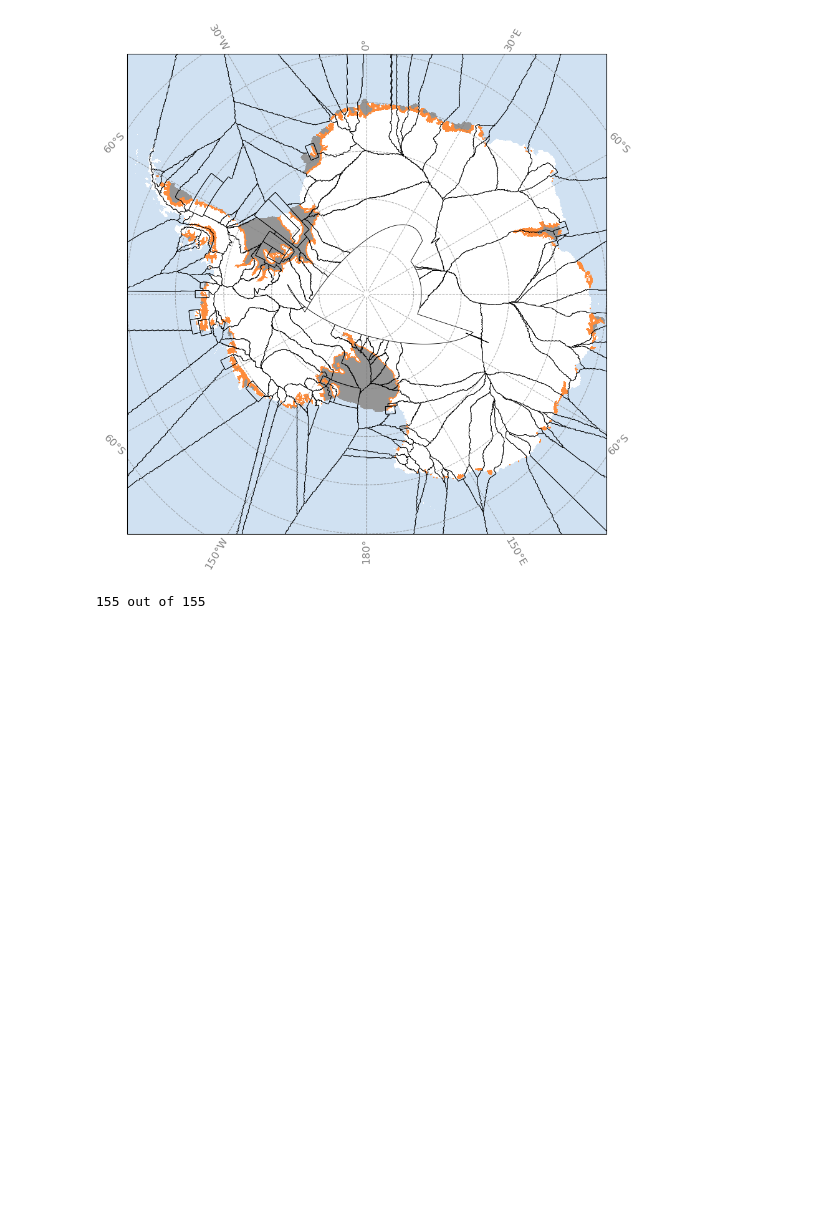
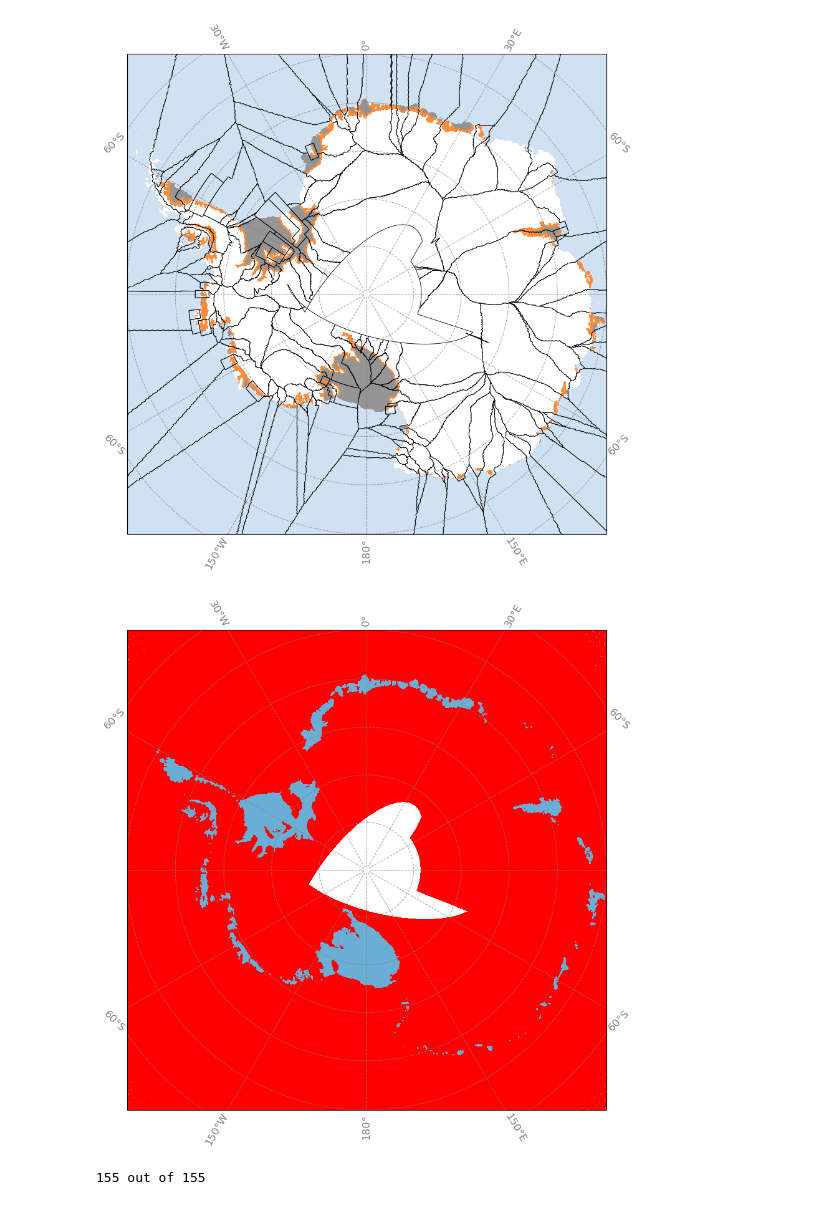
Before and after one commit to hockenden97/simpleNN_basal_melt, a Jupyter notebook: MASKS_PARAM/Nico's_mask_pierre.ipynb, the cells around one changed output. Cells and saved outputs as stored; diff of their text form; code cells hidden in the pictures; blank space fills up the shorter version.

```diff
--- a/MASKS_PARAM/Nico's_mask_pierre.ipynb
+++ b/MASKS_PARAM/Nico's_mask_pierre.ipynb
@@ -101 +105,70 @@ if plot_all_boundaries == True:
+# %%
+plot_all_boundaries = True
+which_plot = 'no_basins'#,'no_basins','nemoshelves','allshelves'
+if plot_all_boundaries == True:
+    # Load in the data specifically needed here
+    ds0=xr.open_dataset('basin_raster_extrapolate_eANT025.nc')
+    dsREF=xr.open_dataset('domain_cfg_eANT025.L121.nc')
+    dsREDCAV=xr.open_dataset('domain_cfg_eANT025.L121_REDUCED_CAV.nc')
+    dsREF = dsREF.squeeze('time_counter')
+    dsREDCAV = dsREDCAV.squeeze('time_counter')
+    Nbasin=ds0.basin.max()
+    # Create masks for the ocean and closed cavities
+    ocean=xr.where(((dsREF.top_level>0.5)&(dsREF.top_level<1.5)),1,np.nan)
+    not_ocean = xr.where(((dsREF.top_level>0.5)&(dsREF.top_level<1.5)),np.nan,1)
+    isfREF=xr.where((dsREF.top_level>1.5),1,np.nan)
+    closed=xr.where(((dsREF.top_level>1.5)&(dsREDCAV.top_level<0.5)),1,np.nan)
+    lon2d=dsREF.glamt.values
+    lat2d=dsREF.gphit.values
+    # to avoid hexagons in cartopy:
+    lon2d[lon2d>=180] = lon2d[lon2d>=180.] - 360.
+    delta_lon=np.abs(np.diff(lon2d))
+    for i, start in enumerate(np.argmax(delta_lon > 180, axis=1)):
+      lon2d[i, start+1:] += 360
+    # Plot the data
+    fig, axs = plt.subplots(nrows=1,ncols=1,
+                            subplot_kw={'projection': proj},
+                            figsize=(10.0,10.0))
+    #axs = axs.ravel()
+    # (lonmin, lonmax, latmin, latmax) :
+    axs.set_extent( (-180, 180, -88, -65), trans )
+    # Add and customize meridians/parallels
+    gl0 = axs.gridlines(draw_labels=True, linewidth=0.75, color='gray', alpha=0.7, linestyle='--',
+                           dms=True, x_inline=False, y_inline=False )
+    gl0.xlocator = mticker.FixedLocator(np.arange(-180,210,30))
+    gl0.ylocator = mticker.FixedLocator(np.arange(-90,-50,5))
+    gl0.xformatter = LongitudeFormatter()
+    gl0.yformatter = LatitudeFormatter()
+    gl0.xlabel_style = {'size': 12, 'color': 'gray'}
+    gl0.ylabel_style = {'size': 12, 'color': 'gray'}
+    #axs.pcolormesh(lon2d,lat2d,ocean, vmin=0.5, vmax=3.0, rasterized=True, cmap='Blues_r', transform=trans )
+    axs.pcolormesh(lon2d,lat2d,not_ocean, vmin=0.5, vmax=3.0, rasterized=True, color = 'red', transform=trans )
+    axs.pcolormesh(lon2d,lat2d,isfREF, vmin=0.5, vmax=1.5, rasterized=True, cmap='Blues', transform=trans )
+    if which_plot == 'no_basins':
+        axs.pcolormesh(lon2d,lat2d,closed, vmin=0., vmax=2.0, rasterized=True, cmap='Blues', transform=trans )
+    elif which_plot == 'nemoshelves':
+        axs.pcolormesh(lon2d,lat2d,closed, vmin=0., vmax=2000.0, rasterized=True, cmap='Blues', transform=trans )
+    elif which_plot == 'allshelves':
+        axs.pcolormesh(lon2d,lat2d,closed, vmin=0., vmax=2.0, rasterized=True, cmap='Blues', transform=trans )
+    else:
+        print('I don\'t know which plot')
+    # Plot the basins as contour lines (probably a faster more efficient way to do this with a shapefile?
+    ds0.basin[0:1,:]=0.
+    #for kbasin in np.arange(1,Nbasin+1,1):
+    #  print(int(kbasin), 'out of', int(Nbasin.data), end = '\r')
+    #  tmp = ds0.basin.values
+    #  tmp = np.where(np.abs(tmp-kbasin)<0.1,1,0)
+      #axs.contour( lon2d, lat2d, tmp, [0.5], colors='k', linewidths=0.6, transform=trans )
+    # Save the figure
+    if which_plot == 'no_basins':
+        fig.savefig('map_masks_nemoshelves.jpg', bbox_inches = 'tight', dpi = 300)
+        fig.savefig('map_masks_nemoshelves.pdf', bbox_inches = 'tight', dpi = 300)
+    elif which_plot == 'nemoshelves':
+        fig.savefig('map_masks_nemoshelves.jpg', bbox_inches = 'tight', dpi = 300)
+        fig.savefig('map_masks_nemoshelves.pdf', bbox_inches = 'tight', dpi = 300)
+    elif which_plot == 'allshelves':
+        fig.savefig('map_masks_allshelves.jpg', bbox_inches = 'tight', dpi = 300)
+        fig.savefig('map_masks_allshelves.pdf', bbox_inches = 'tight', dpi = 300)
+# %% [output]
+[figure, added]
 # %%
```
Also changed, not shown: parts of 10 cells of this notebook, 6 other files.
